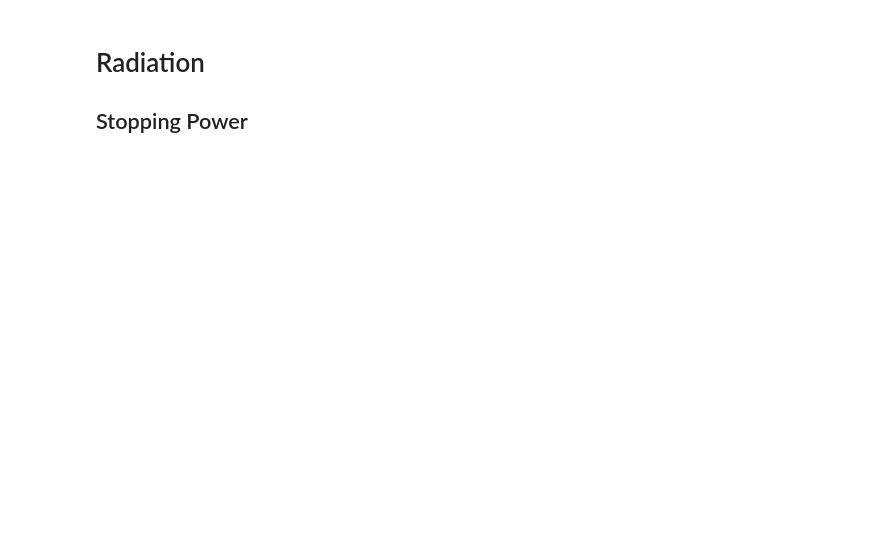
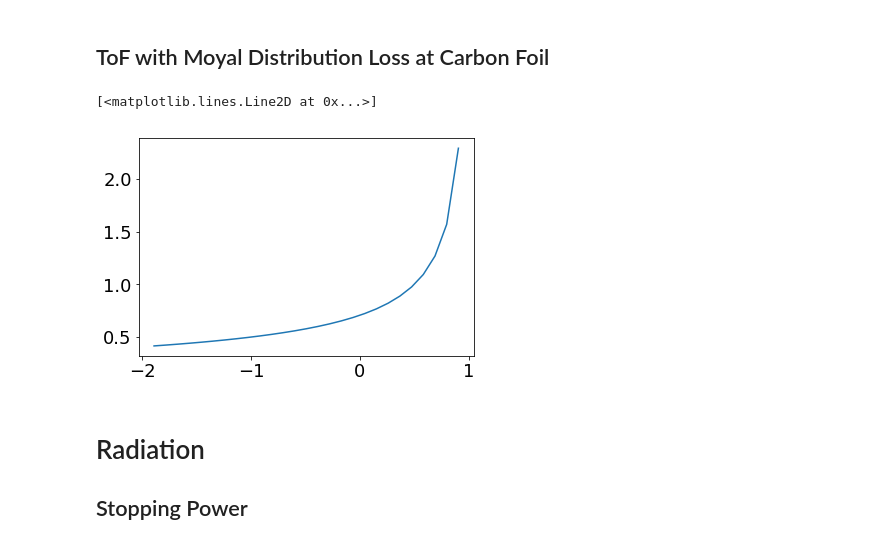
Before and after one commit to iiSmiley/span-ion-code, a Jupyter notebook: scratchpad_ll.ipynb, the cells around one changed output. Drawn from its saved outputs; the diff is of its cells as text; code cells hidden in the pictures; blank space fills up the shorter version.

```diff
--- a/scratchpad_ll.ipynb
+++ b/scratchpad_ll.ipynb
@@ -96,3 +174,22 @@ ax.set_xlim(xlim);
+# %% [markdown]
+<h2>ToF with Moyal Distribution Loss at Carbon Foil</h2>
+# %%
+# Moyal distribution
+fig, ax = plt.subplots()
+mu = 0
+c = 1
+L = 1
+m = 1
+qV = 1
+
+Eloss_vec = np.linspace(moyal.ppf(0.01),
+                moyal.ppf(0.99), 100)
+moyal_vec = moyal.pdf(Eloss_vec, mu, c)
+t_vec = L*np.sqrt(m/(2*(qV - Eloss_vec)))
+ax.plot(Eloss_vec, t_vec)
+# %% [output]
+[<matplotlib.lines.Line2D at 0x...>]
+[figure, added]
 # %% [markdown]
 <h1>Radiation</h1>
 <h2>Stopping Power</h2>
```
Also changed, not shown: parts of 37 cells of this notebook, 15 other files.
